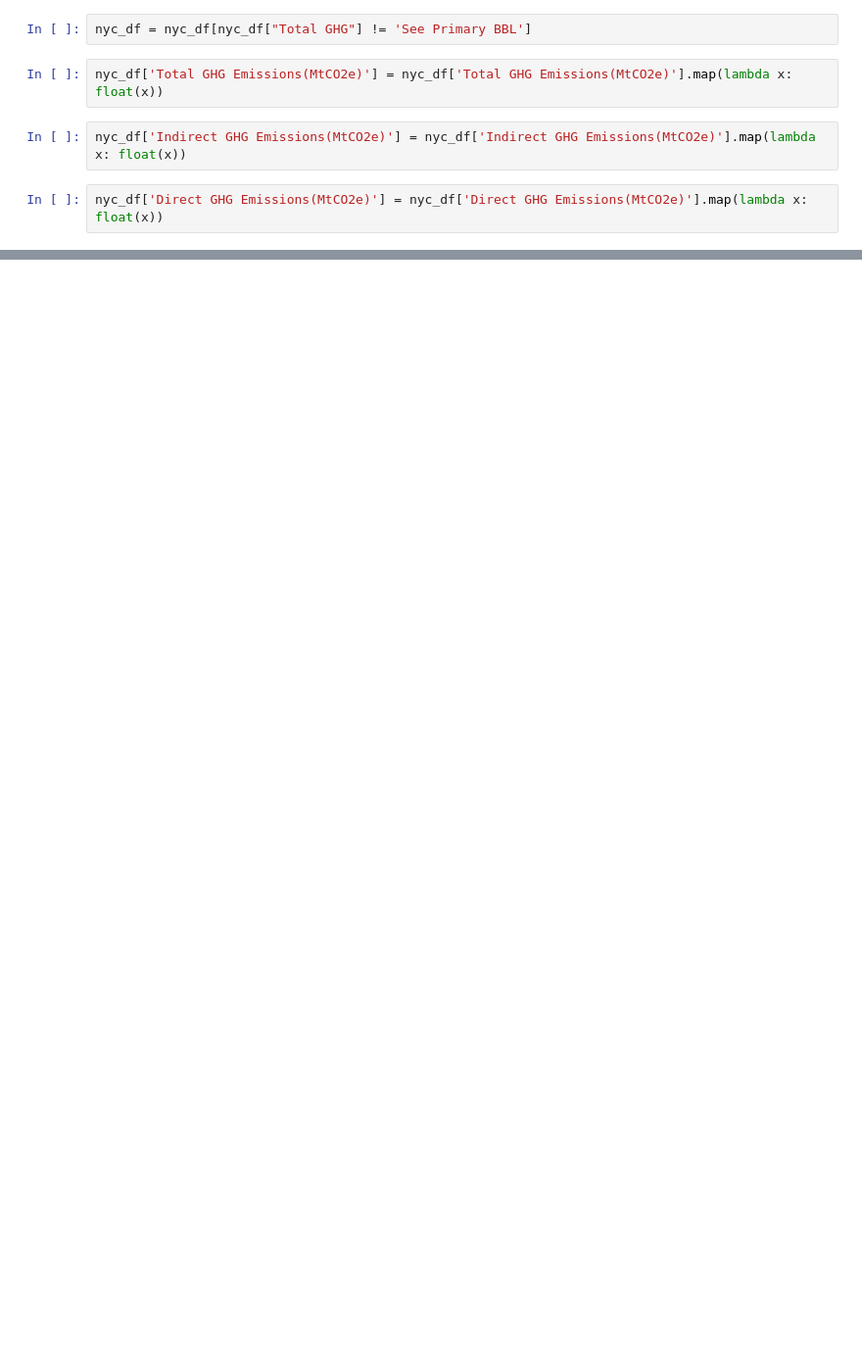
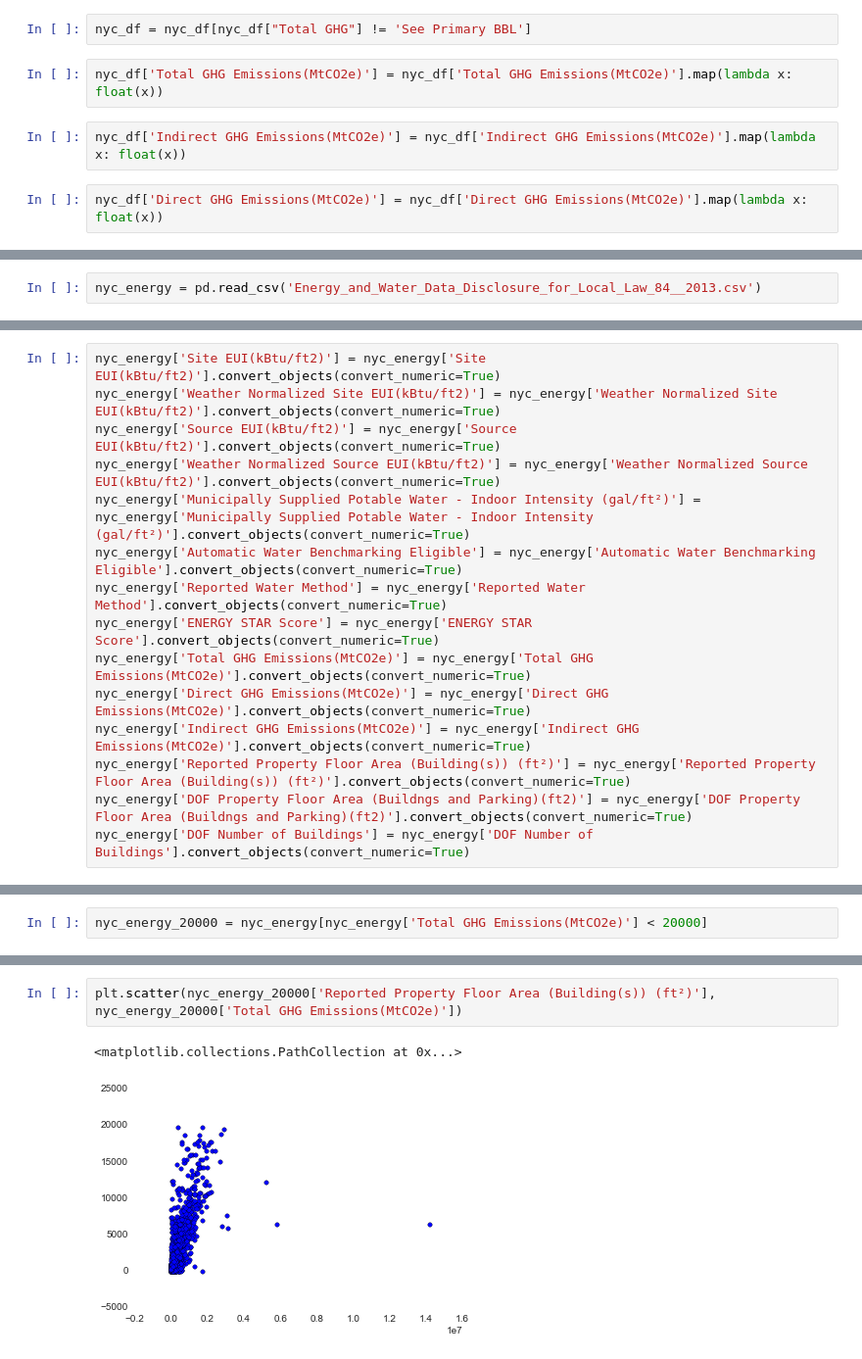
Before and after one commit to Data-Science-TIY/builditgreen, a Jupyter notebook: notebooks/NYCBuildingsAnalysis.ipynb, the cells around one changed output, grey strips where cells are left out. Shown at 98% size. Cells and saved outputs as stored; diff of their text form; blank space fills up the shorter version.

```diff
--- a/notebooks/NYCBuildingsAnalysis.ipynb
+++ b/notebooks/NYCBuildingsAnalysis.ipynb
@@ -49,0 +134,2 @@ nyc_df['Direct GHG Emissions(MtCO2e)'] = nyc_df['Direct GHG Emissions(MtCO2e)'].
+# %%
+nyc_energy = pd.read_csv('Energy_and_Water_Data_Disclosure_for_Local_Law_84__2013.csv')
@@ -49,0 +146,15 @@ nyc_df['Direct GHG Emissions(MtCO2e)'] = nyc_df['Direct GHG Emissions(MtCO2e)'].
+# %%
+nyc_energy['Site EUI(kBtu/ft2)'] = nyc_energy['Site EUI(kBtu/ft2)'].convert_objects(convert_numeric=True)
+nyc_energy['Weather Normalized Site EUI(kBtu/ft2)'] = nyc_energy['Weather Normalized Site EUI(kBtu/ft2)'].convert_objects(convert_numeric=True)
+nyc_energy['Source EUI(kBtu/ft2)'] = nyc_energy['Source EUI(kBtu/ft2)'].convert_objects(convert_numeric=True)
+nyc_energy['Weather Normalized Source EUI(kBtu/ft2)'] = nyc_energy['Weather Normalized Source EUI(kBtu/ft2)'].convert_objects(convert_numeric=True)
+nyc_energy['Municipally Supplied Potable Water - Indoor Intensity (gal/ft²)'] = nyc_energy['Municipally Supplied Potable Water - Indoor Intensity (gal/ft²)'].convert_objects(convert_numeric=True)
+nyc_energy['Automatic Water Benchmarking Eligible'] = nyc_energy['Automatic Water Benchmarking Eligible'].convert_objects(convert_numeric=True)
+nyc_energy['Reported Water Method'] = nyc_energy['Reported Water Method'].convert_objects(convert_numeric=True)
+nyc_energy['ENERGY STAR Score'] = nyc_energy['ENERGY STAR Score'].convert_objects(convert_numeric=True)
+nyc_energy['Total GHG Emissions(MtCO2e)'] = nyc_energy['Total GHG Emissions(MtCO2e)'].convert_objects(convert_numeric=True)
+nyc_energy['Direct GHG Emissions(MtCO2e)'] = nyc_energy['Direct GHG Emissions(MtCO2e)'].convert_objects(convert_numeric=True)
+nyc_energy['Indirect GHG Emissions(MtCO2e)'] = nyc_energy['Indirect GHG Emissions(MtCO2e)'].convert_objects(convert_numeric=True)
+nyc_energy['Reported Property Floor Area (Building(s)) (ft²)'] = nyc_energy['Reported Property Floor Area (Building(s)) (ft²)'].convert_objects(convert_numeric=True)
+nyc_energy['DOF Property Floor Area (Buildngs and Parking)(ft2)'] = nyc_energy['DOF Property Floor Area (Buildngs and Parking)(ft2)'].convert_objects(convert_numeric=True)
+nyc_energy['DOF Number of Buildings'] = nyc_energy['DOF Number of Buildings'].convert_objects(convert_numeric=True)
@@ -49,0 +209,2 @@ nyc_df['Direct GHG Emissions(MtCO2e)'] = nyc_df['Direct GHG Emissions(MtCO2e)'].
+# %%
+nyc_energy_20000 = nyc_energy[nyc_energy['Total GHG Emissions(MtCO2e)'] < 20000]
@@ -49,0 +221,5 @@ nyc_df['Direct GHG Emissions(MtCO2e)'] = nyc_df['Direct GHG Emissions(MtCO2e)'].
+# %%
+plt.scatter(nyc_energy_20000['Reported Property Floor Area (Building(s)) (ft²)'], nyc_energy_20000['Total GHG Emissions(MtCO2e)'])
+# %% [output]
+<matplotlib.collections.PathCollection at 0x...>
+[figure, added]
```
Also changed, not shown: parts of 74 cells of this notebook, 3 other files.
